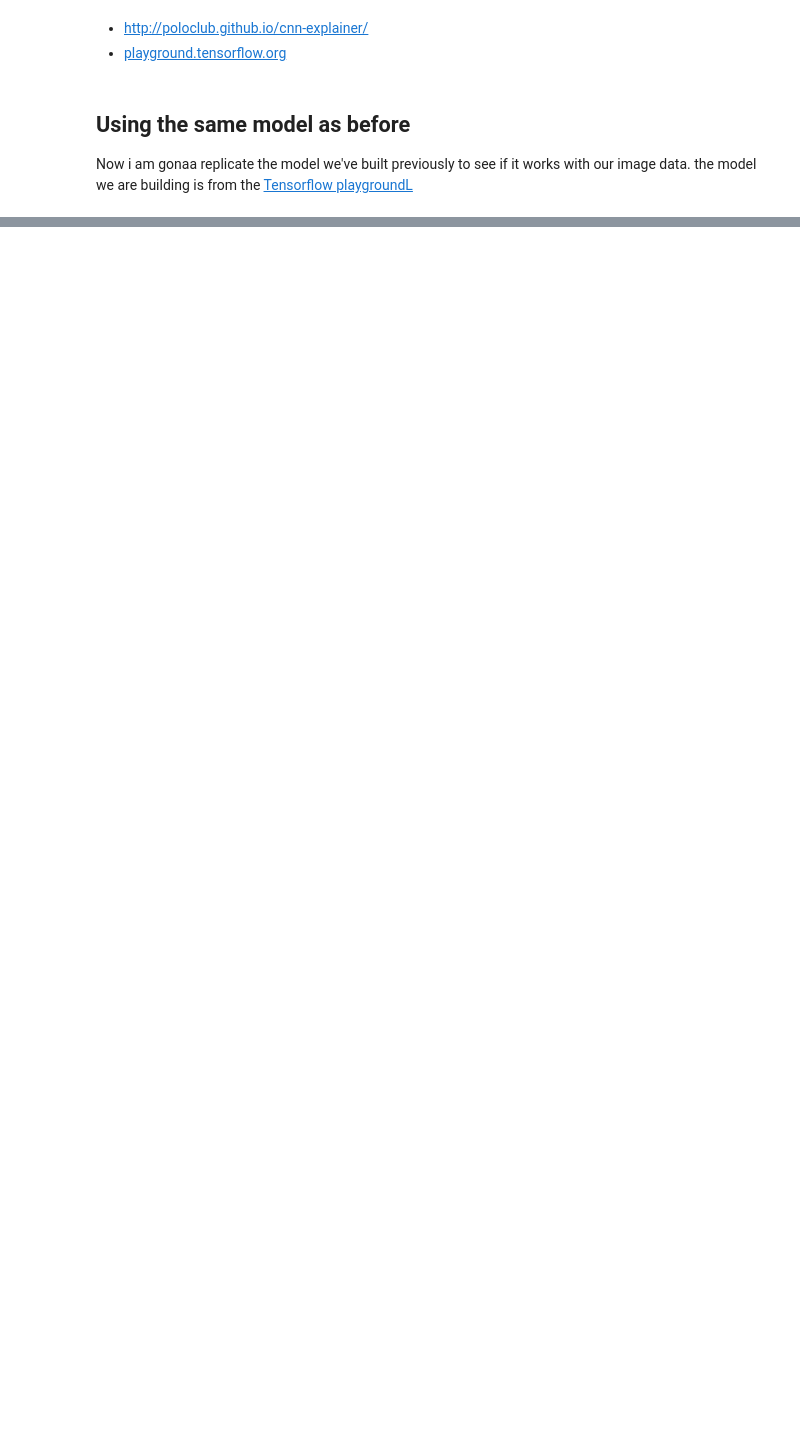
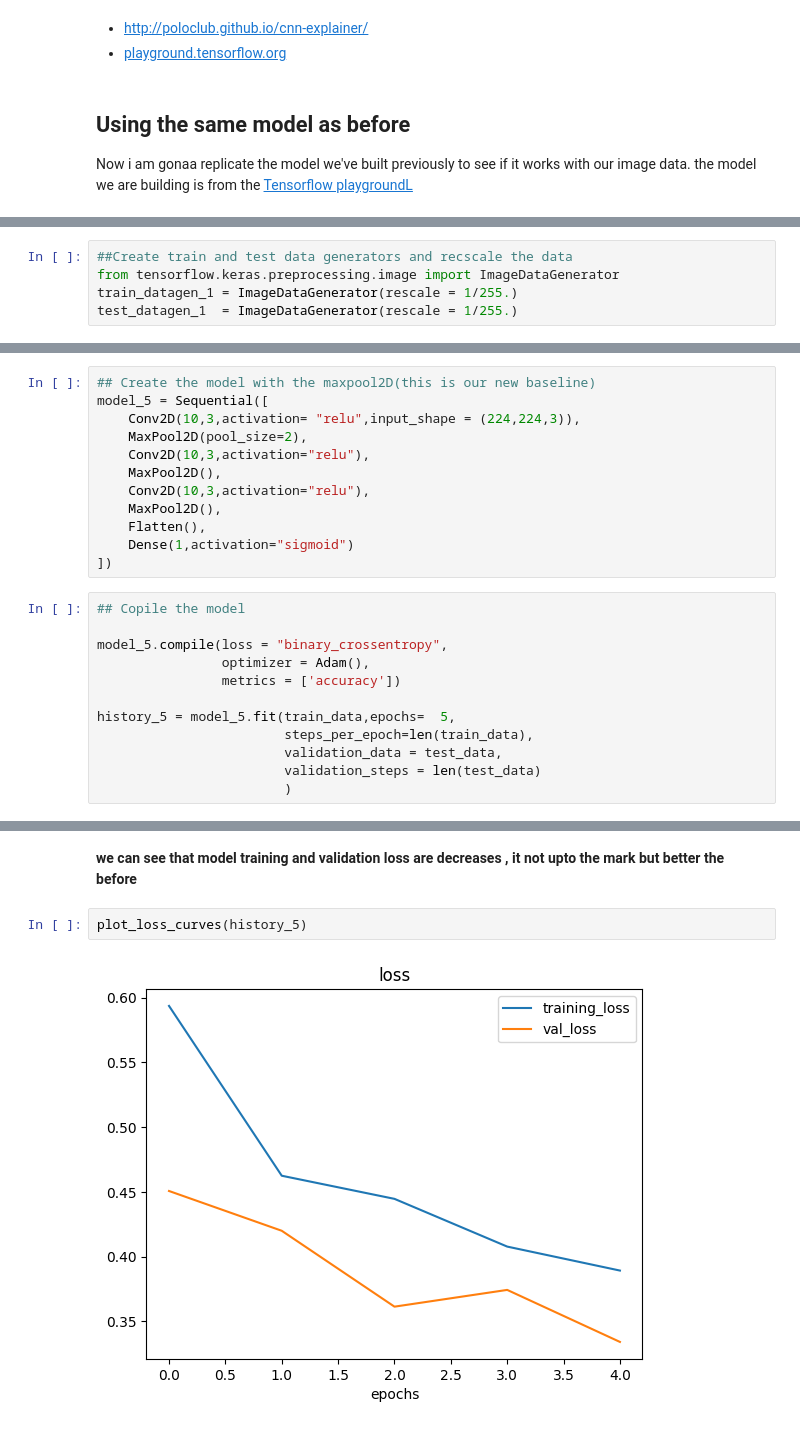
Before and after one commit to Sakthivel-coder12/machine_learning_course, a Jupyter notebook: CNN_images/cnn.ipynb, the cells around one changed output, grey strips where cells are left out. Drawn from its saved outputs; the diff is of its cells as text; blank space fills up the shorter version.

```diff
--- a/CNN_images/cnn.ipynb
+++ b/CNN_images/cnn.ipynb
@@ -396,0 +526,5 @@ Model 3 - Validation Accuracy: 0.5000
+# %%
+##Create train and test data generators and recscale the data
+from tensorflow.keras.preprocessing.image import ImageDataGenerator
+train_datagen_1 = ImageDataGenerator(rescale = 1/255.)
+test_datagen_1  = ImageDataGenerator(rescale = 1/255.)
@@ -396,0 +743,24 @@ Model 3 - Validation Accuracy: 0.5000
+# %%
+## Create the model with the maxpool2D(this is our new baseline)
+model_5 = Sequential([
+    Conv2D(10,3,activation= "relu",input_shape = (224,224,3)),
+    MaxPool2D(pool_size=2),
+    Conv2D(10,3,activation="relu"),
+    MaxPool2D(),
+    Conv2D(10,3,activation="relu"),
+    MaxPool2D(),
+    Flatten(),
+    Dense(1,activation="sigmoid")
+])
+# %%
+## Copile the model
+
+model_5.compile(loss = "binary_crossentropy",
+                optimizer = Adam(),
+                metrics = ['accuracy'])
+
+history_5 = model_5.fit(train_data,epochs=  5,
+                        steps_per_epoch=len(train_data),
+                        validation_data = test_data,
+                        validation_steps = len(test_data)
+                        )
@@ -396,0 +805,6 @@ Model 3 - Validation Accuracy: 0.5000
+# %% [markdown]
+**we can see that model training and validation loss are decreases , it not upto the mark but better the before**
+# %%
+plot_loss_curves(history_5)
+# %% [output]
+[figure, added]
```
Also changed, not shown: parts of 76 cells of this notebook, 1 other file.
